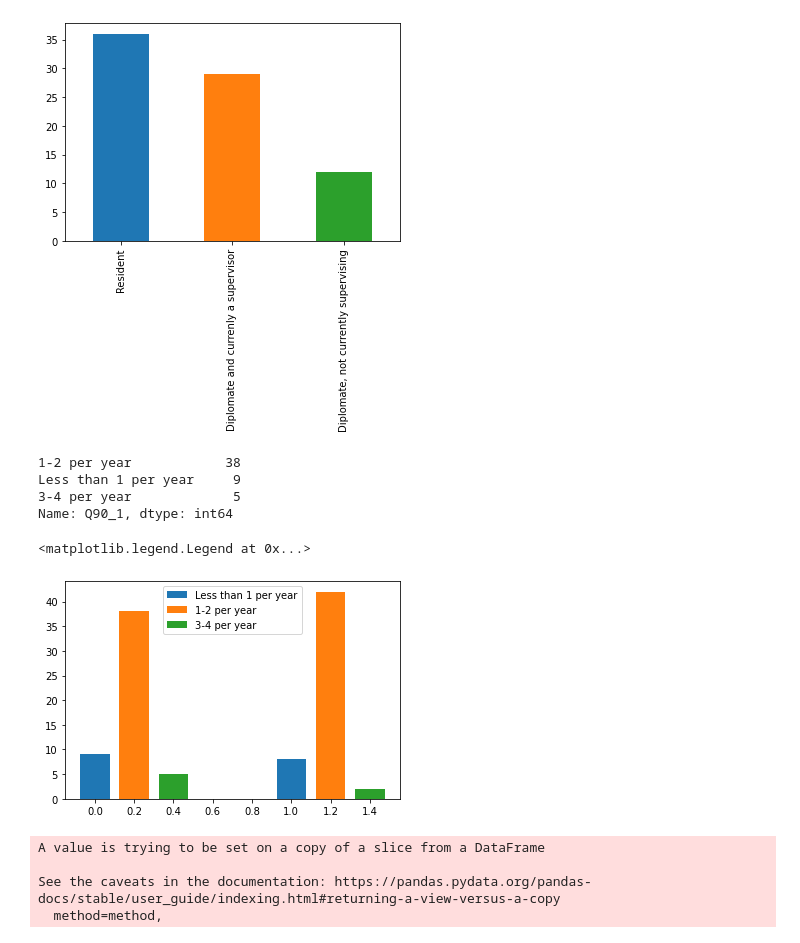
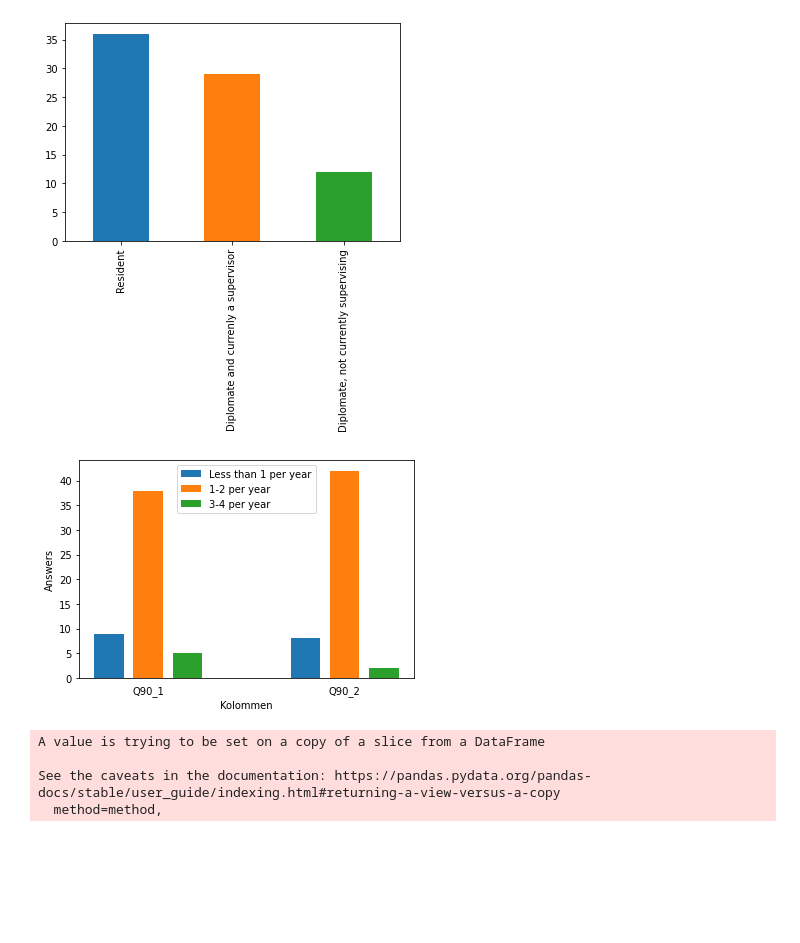
Before and after one commit to FransHuntink/PythonDataScience, a Jupyter notebook: DemoData/SophieVisuals.ipynb, the cells around one changed output. Saved outputs shown, nothing was run; the diff lists cells and outputs as text; code cells hidden in the pictures; blank space fills up the shorter version.

```diff
--- a/DemoData/SophieVisuals.ipynb
+++ b/DemoData/SophieVisuals.ipynb
@@ -31,36 +31,46 @@ Q1.value_counts().plot(kind='bar',  color=['C0', 'C1', 'C2'])
 # %%
 
 # Zoek value counts van beide kolommen
 # Dit geeft bijvoorbeeld terug:
 # < 1 per year: 9
 # 1-2 per year: 38
 # 3-4 per year: 5
 valueCountsColumn1 = data['Q90_1'].value_counts()
 valueCountsColumn2 = data['Q90_2'].value_counts()
 
-print(valueCountsColumn1)
 # Daarna trekken we alle data uit de column counts die
 # we hierboven hebben opgevraagd uit de dataset
-x = np.arange(2)
+
 y1 = [valueCountsColumn1[1], valueCountsColumn2[1]]     #blue   < 1 p/year van [Q90_1 en Q90_2]
 y2 = [valueCountsColumn1[0], valueCountsColumn2[0]]     #orange 1-2 p/year van [Q90_1 en Q90_2]
 y3 = [valueCountsColumn1[2], valueCountsColumn2[2]]     #green  3-4 p/year van [Q90_1 en Q90_2]
 
 # Breedte van iedere bar
 width = 0.15
+x = np.arange(2)
 
 # plot data in grouped manner of bar type
 plt.bar(x, y1, width)
 plt.bar(x+0.2, y2, width)
 plt.bar(x+0.4, y3, width)
+
+plt.ylabel("Answers")
+plt.xlabel("Kolommen")
 plt.legend(["Less than 1 per year", "1-2 per year", "3-4 per year"])
+plt.xticks(x+0.2, ['Q90_1', 'Q90_2'])
+
+# Zet ticks (streepjes per interval) op de x-as
+# uit, omdat deze geen echte waarde kennen..
+plt.tick_params(
+    axis='x',          # changes apply to the x-axis
+    bottom=False,      # ticks along the bottom edge are off
+    top=False,         # ticks along the top edge are off
+    labelbottom=True) # labels along the bottom edge are off
+
+# Laat maar zien die plot aha x
+plt.show()
 # %% [output]
-1-2 per year            38
-Less than 1 per year     9
-3-4 per year             5
-Name: Q90_1, dtype: int64
-<matplotlib.legend.Legend at 0x...>
-[figure, old version]
+[figure, new version]
 # %%
 #BOXPLOT
 
```
